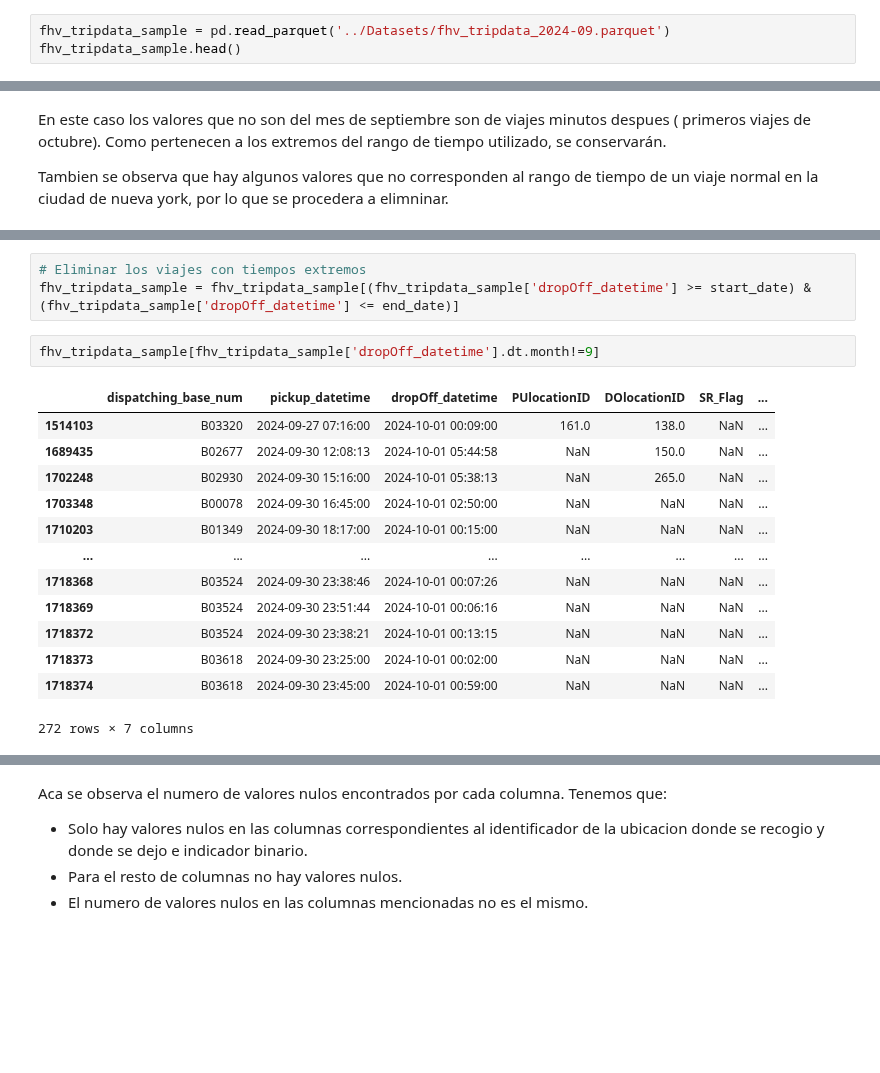
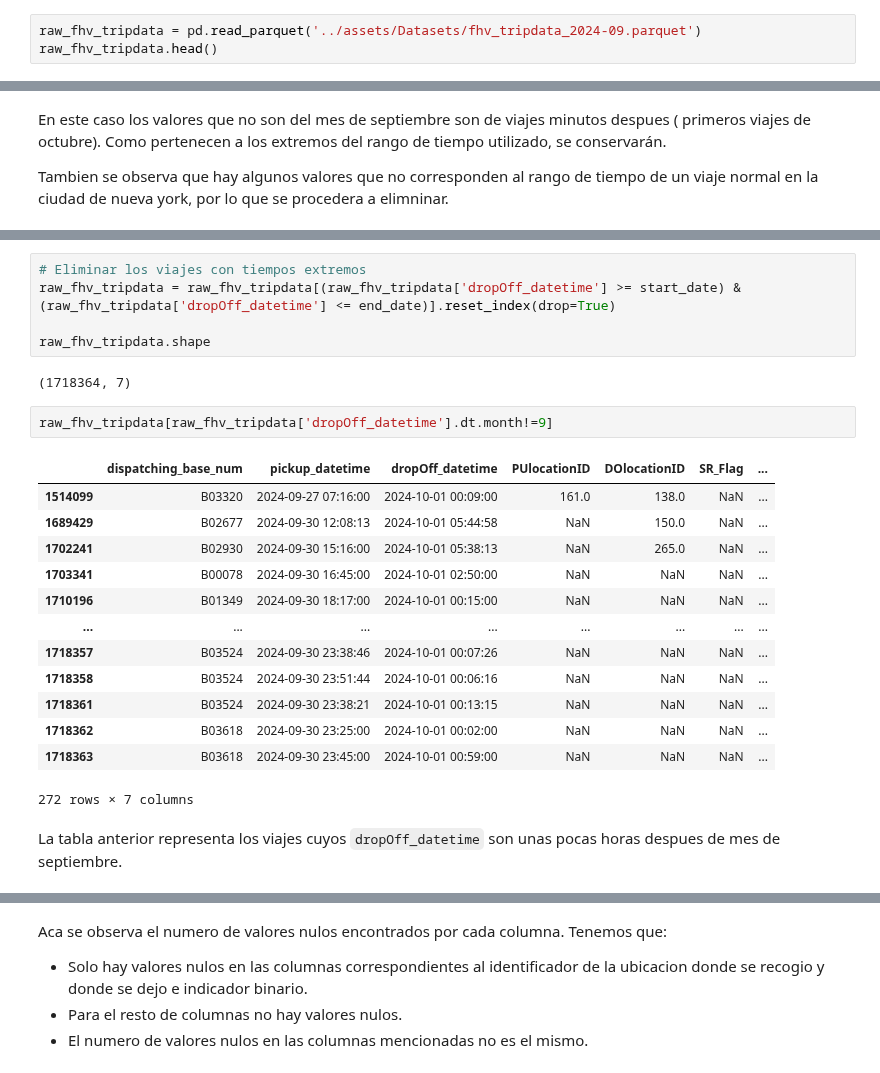
Before and after one commit to lmunozm1702/taxi_electrico_nyc, a Jupyter notebook: EDA/EDA For-Hire_tripdata_09_2024.ipynb, the cells around one changed output, grey strips where cells are left out. Saved outputs shown, nothing was run; the diff lists cells and outputs as text; blank space fills up the shorter version.

```diff
--- a/EDA/EDA For-Hire_tripdata_09_2024.ipynb
+++ b/EDA/EDA For-Hire_tripdata_09_2024.ipynb
@@ -16,6 +12,6 @@ warnings.simplefilter("ignore")
 # %%
-fhv_tripdata_sample = pd.read_parquet('../Datasets/fhv_tripdata_2024-09.parquet')
-fhv_tripdata_sample.head()
+raw_fhv_tripdata = pd.read_parquet('../assets/Datasets/fhv_tripdata_2024-09.parquet')
+raw_fhv_tripdata.head()
 # %% [output]
 |  | dispatching_base_num | pickup_datetime | dropOff_datetime | PUlocationID | DOlocationID | SR_Flag | ... |
 | 0 | B00014 | 2024-09-01 00:10:00 | 2024-09-01 01:31:00 | NaN | NaN | NaN | ... |
@@ -149,20 +117,26 @@ print(extreme_times)
 # %%
 # Eliminar los viajes con tiempos extremos
-fhv_tripdata_sample = fhv_tripdata_sample[(fhv_tripdata_sample['dropOff_datetime'] >= start_date) & (fhv_tripdata_sample['dropOff_datetime'] <= end_date)]
+raw_fhv_tripdata = raw_fhv_tripdata[(raw_fhv_tripdata['dropOff_datetime'] >= start_date) & (raw_fhv_tripdata['dropOff_datetime'] <= end_date)].reset_index(drop=True)
+
+raw_fhv_tripdata.shape
+# %% [output]
+(1718364, 7)
 # %%
-fhv_tripdata_sample[fhv_tripdata_sample['dropOff_datetime'].dt.month!=9]
+raw_fhv_tripdata[raw_fhv_tripdata['dropOff_datetime'].dt.month!=9]
 # %% [output]
 |  | dispatching_base_num | pickup_datetime | dropOff_datetime | PUlocationID | DOlocationID | SR_Flag | ... |
-| 1514103 | B03320 | 2024-09-27 07:16:00 | 2024-10-01 00:09:00 | 161.0 | 138.0 | NaN | ... |
-| 1689435 | B02677 | 2024-09-30 12:08:13 | 2024-10-01 05:44:58 | NaN | 150.0 | NaN | ... |
-| 1702248 | B02930 | 2024-09-30 15:16:00 | 2024-10-01 05:38:13 | NaN | 265.0 | NaN | ... |
-| 1703348 | B00078 | 2024-09-30 16:45:00 | 2024-10-01 02:50:00 | NaN | NaN | NaN | ... |
-| 1710203 | B01349 | 2024-09-30 18:17:00 | 2024-10-01 00:15:00 | NaN | NaN | NaN | ... |
+| 1514099 | B03320 | 2024-09-27 07:16:00 | 2024-10-01 00:09:00 | 161.0 | 138.0 | NaN | ... |
+| 1689429 | B02677 | 2024-09-30 12:08:13 | 2024-10-01 05:44:58 | NaN | 150.0 | NaN | ... |
+| 1702241 | B02930 | 2024-09-30 15:16:00 | 2024-10-01 05:38:13 | NaN | 265.0 | NaN | ... |
+| 1703341 | B00078 | 2024-09-30 16:45:00 | 2024-10-01 02:50:00 | NaN | NaN | NaN | ... |
+| 1710196 | B01349 | 2024-09-30 18:17:00 | 2024-10-01 00:15:00 | NaN | NaN | NaN | ... |
 | ... | ... | ... | ... | ... | ... | ... | ... |
-| 1718368 | B03524 | 2024-09-30 23:38:46 | 2024-10-01 00:07:26 | NaN | NaN | NaN | ... |
-| 1718369 | B03524 | 2024-09-30 23:51:44 | 2024-10-01 00:06:16 | NaN | NaN | NaN | ... |
-| 1718372 | B03524 | 2024-09-30 23:38:21 | 2024-10-01 00:13:15 | NaN | NaN | NaN | ... |
-| 1718373 | B03618 | 2024-09-30 23:25:00 | 2024-10-01 00:02:00 | NaN | NaN | NaN | ... |
-| 1718374 | B03618 | 2024-09-30 23:45:00 | 2024-10-01 00:59:00 | NaN | NaN | NaN | ... |
+| 1718357 | B03524 | 2024-09-30 23:38:46 | 2024-10-01 00:07:26 | NaN | NaN | NaN | ... |
+| 1718358 | B03524 | 2024-09-30 23:51:44 | 2024-10-01 00:06:16 | NaN | NaN | NaN | ... |
+| 1718361 | B03524 | 2024-09-30 23:38:21 | 2024-10-01 00:13:15 | NaN | NaN | NaN | ... |
+| 1718362 | B03618 | 2024-09-30 23:25:00 | 2024-10-01 00:02:00 | NaN | NaN | NaN | ... |
+| 1718363 | B03618 | 2024-09-30 23:45:00 | 2024-10-01 00:59:00 | NaN | NaN | NaN | ... |
 272 rows × 7 columns
+# %% [markdown]
+La tabla anterior representa los viajes cuyos `dropOff_datetime` son unas pocas horas despues de mes de septiembre.
 # %%
```
Also changed, not shown: parts of 84 cells of this notebook, 4 other files.
